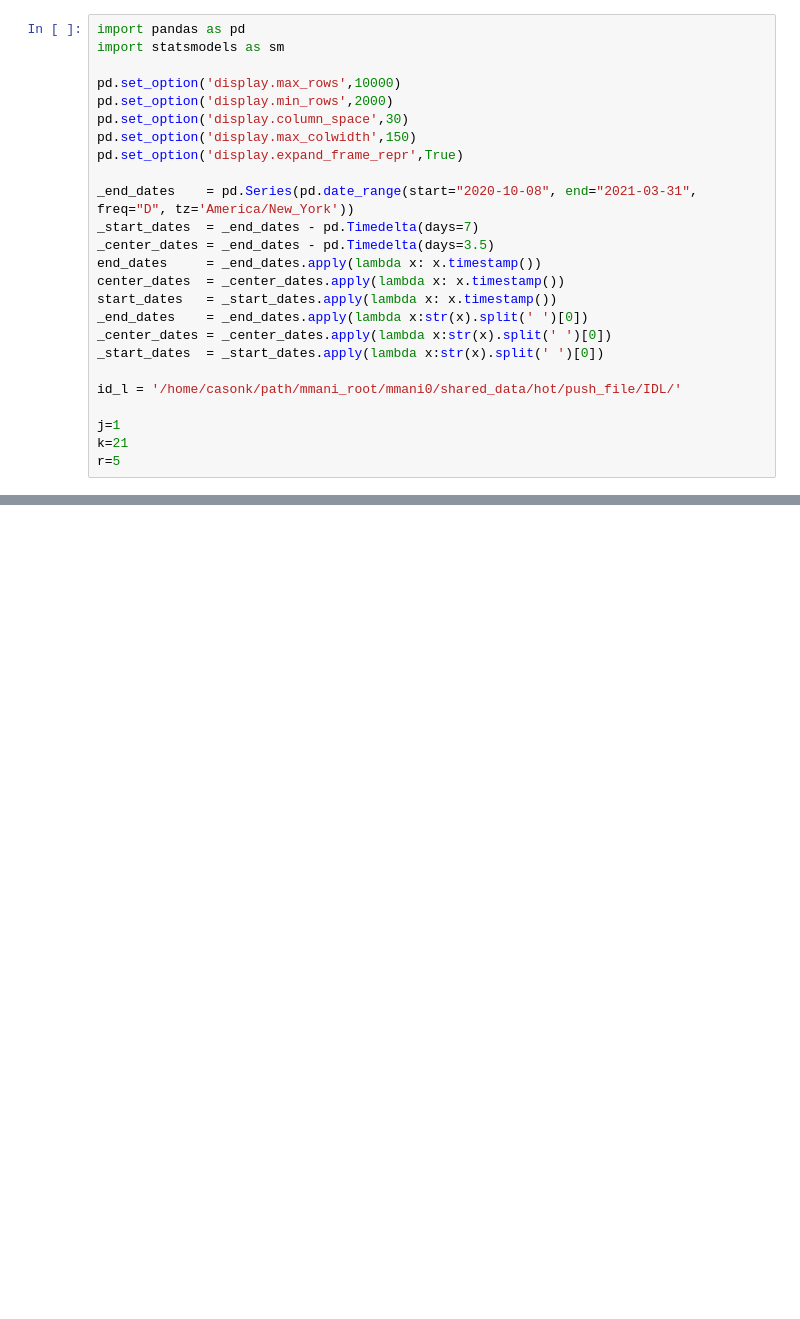
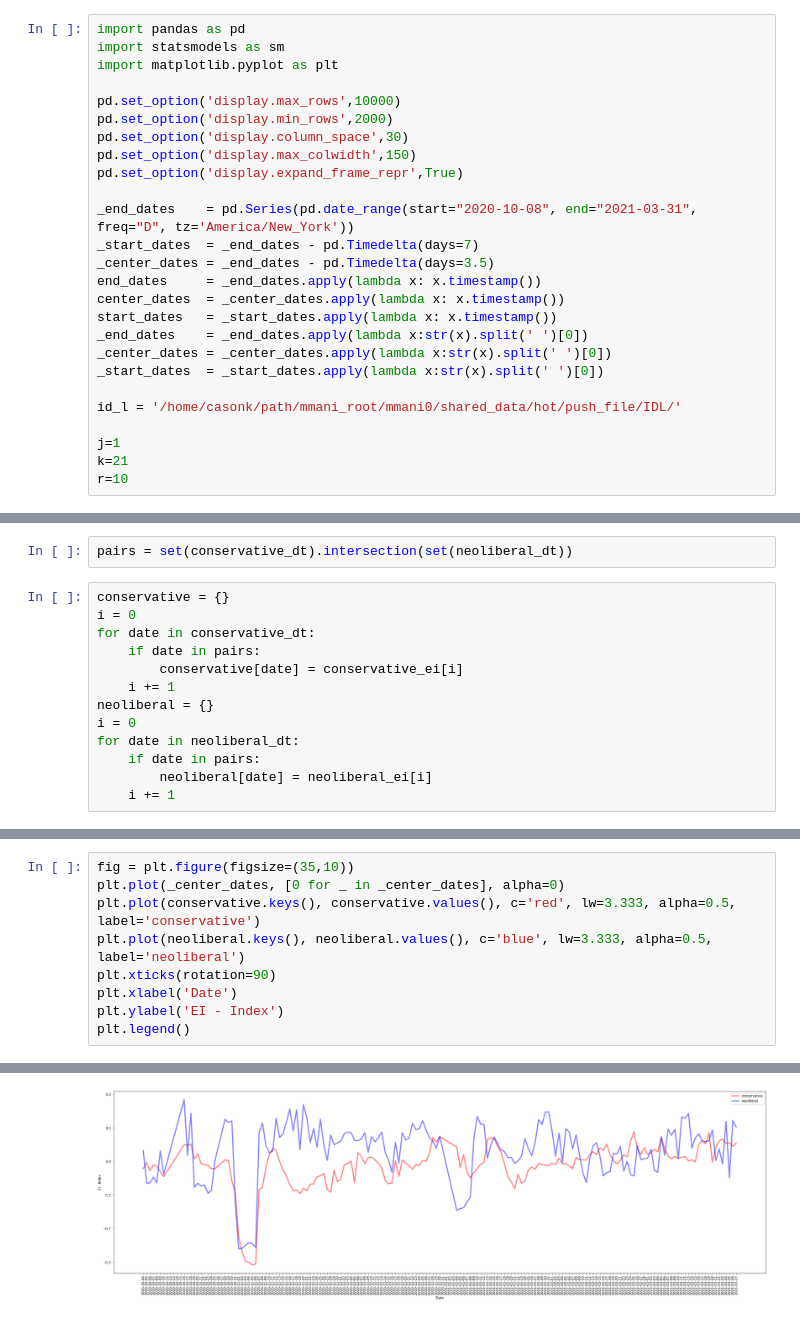
Before and after one commit to casonk/pushshift_python, a Jupyter notebook: Great_Lakes_HPC/ipynbs/insurrection/correlation.ipynb, the cells around one changed output, grey strips where cells are left out. Cells and saved outputs as stored; diff of their text form; blank space fills up the shorter version.

```diff
--- a/Great_Lakes_HPC/ipynbs/insurrection/correlation.ipynb
+++ b/Great_Lakes_HPC/ipynbs/insurrection/correlation.ipynb
@@ -1,6 +1,7 @@
 # %%
 import pandas as pd
 import statsmodels as sm
+import matplotlib.pyplot as plt
 
 pd.set_option('display.max_rows',10000)
 pd.set_option('display.min_rows',2000)
@@ -22,4 +23,4 @@ id_l = '/home/casonk/path/mmani_root/mmani0/shared_data/hot/push_file/IDL/'
 
 j=1
 k=21
-r=5
+r=10
@@ -67,0 +103,15 @@ for date in _center_dates:
+# %%
+pairs = set(conservative_dt).intersection(set(neoliberal_dt))
+# %%
+conservative = {}
+i = 0
+for date in conservative_dt:
+    if date in pairs:
+        conservative[date] = conservative_ei[i]
+    i += 1
+neoliberal = {}
+i = 0
+for date in neoliberal_dt:
+    if date in pairs:
+        neoliberal[date] = neoliberal_ei[i]
+    i += 1
@@ -67,0 +126,10 @@ for date in _center_dates:
+# %%
+fig = plt.figure(figsize=(35,10))
+plt.plot(_center_dates, [0 for _ in _center_dates], alpha=0)
+plt.plot(conservative.keys(), conservative.values(), c='red', lw=3.333, alpha=0.5, label='conservative')
+plt.plot(neoliberal.keys(), neoliberal.values(), c='blue', lw=3.333, alpha=0.5, label='neoliberal')
+plt.xticks(rotation=90)
+plt.xlabel('Date')
+plt.ylabel('EI - Index')
+plt.legend()
+# %% [output]
@@ -67,0 +137 @@ for date in _center_dates:
+[figure, added]
```
Also changed, not shown: parts of 37 cells of this notebook.
